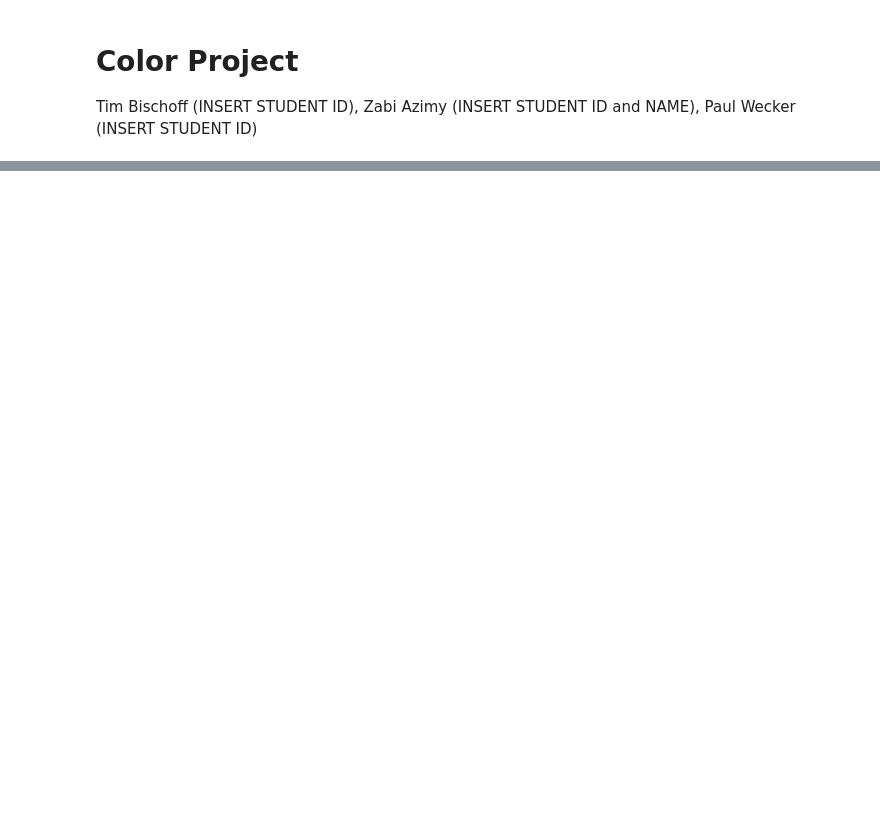
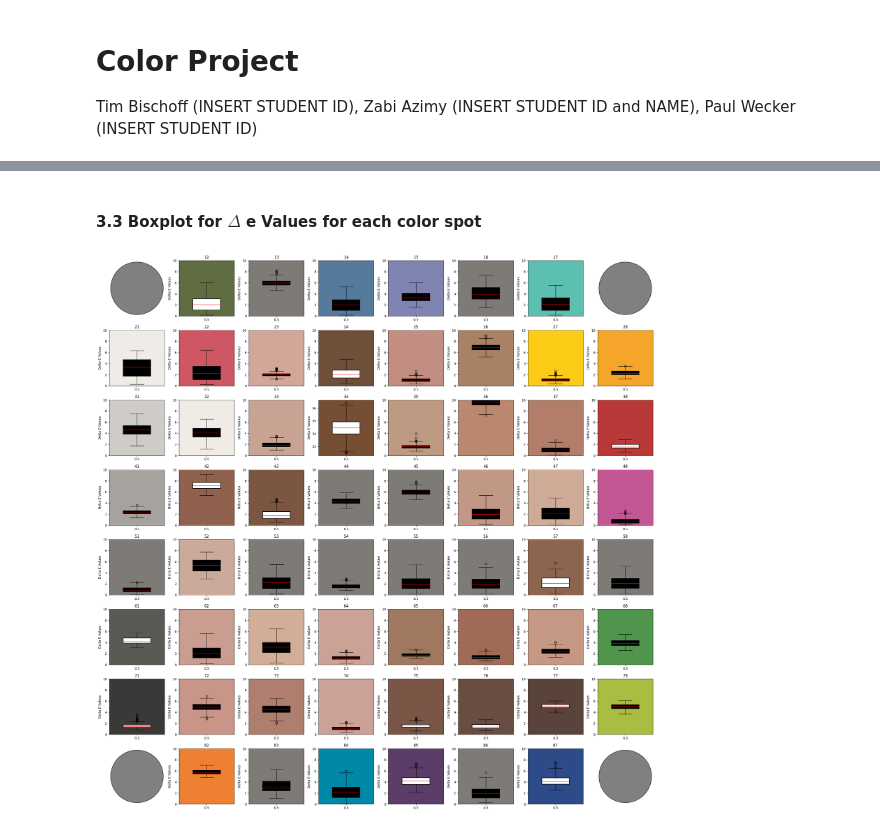
Before and after one commit to tkBischoff/DataViz, a Jupyter notebook: report.ipynb, the cells around one changed output, grey strips where cells are left out. Drawn from its saved outputs; the diff is of its cells as text; code cells hidden in the pictures; blank space fills up the shorter version.

```diff
--- a/report.ipynb
+++ b/report.ipynb
@@ -23,0 +145,19 @@ This is a sub paragraph, formatted in heading 3 style
+# %%
+measurements = pd.read_csv("data/LabMeasurements-Color-Card.csv", decimal=',', sep=';')
+rows = []
+cols = []
+std_L = []
+std_a = []
+std_b = []
+for row in range(1,9):
+    for col in range(1,9):
+        std_L.append(measurements["L"+str(row)+str(col)].std())
+        std_a.append(measurements["a"+str(row)+str(col)].std())
+        std_b.append(measurements["b"+str(row)+str(col)].std())
+        rows.append(row)
+        cols.append(col)
+df_stds = pd.DataFrame(data={"rows":rows,
+                             "cols":cols,
+                             "std_L":std_L,
+                             "std_a":std_a,
+                             "std_b":std_b})
@@ -23,0 +305,56 @@ This is a sub paragraph, formatted in heading 3 style
+# %% [markdown]
+#### 3.3 Boxplot for $\Delta$ e Values for each color spot  <a class="anchor" id="3.3"></a>
+# %%
+import matplotlib.pyplot as plt
+import matplotlib.patches as patches
+import numpy as np
+import pandas as pd
+import colorspacious as cs
+
+fig, axes = plt.subplots(8, 8, figsize=(24, 24))
+
+max_error = np.max(delta_e_values)
+
+j = 0
+for row in range(1, 9):
+    for col in range(1, 9):
+        ax = axes[row - 1, col - 1]
+        spot = row * 10 + col
+
+        if spot in [11, 18, 81, 88]:
+            circle = patches.Circle((0.0, 0.0), 10, facecolor='gray', edgecolor='black')
+            ax.add_patch(circle)
+            ax.set_aspect('equal')
+            ax.set_xlim([-10.5, 10.5])
+            ax.set_ylim([-10.5, 10.5])
+            ax.spines['top'].set_visible(False)
+            ax.spines['right'].set_visible(False)
+            ax.spines['bottom'].set_visible(False)
+            ax.spines['left'].set_visible(False)
+            ax.set_xticks([])
+            ax.set_yticks([])
+            continue
+
+        L_master = master_colors.loc[row, col]['L']
+        a_master = master_colors.loc[row, col]['a']
+        b_master = master_colors.loc[row, col]['b']
+        master_color = cs.cspace_convert([L_master, a_master, b_master], "CIELab", "sRGB1")
+        master_color = np.clip(master_color, 0, 1)
+        ax.set_facecolor(master_color)
+
+        hist_color = 'white' if L_master < 47 else 'black'
+        # Change histogram to boxplot, centered
+        ax.boxplot(delta_e_values[:, j], patch_artist=True, boxprops=dict(facecolor=hist_color, color='black', linewidth=1.5), medianprops=dict(color='red'), widths=0.5, positions=[0.5])
+
+        ax.set_xlim([0, 1])  # Center the boxplot
+        if spot != 34:
+            ax.set_ylim([0, 10])
+        ax.set_ylabel('Delta E Values')
+        ax.set_xlabel('')
+        ax.set_title(str(spot))
+        j += 1
+
+plt.tight_layout()
+plt.savefig('figures/delta_e_boxplots.png')
+# %% [output]
+[figure, added]
```
Also changed, not shown: parts of 37 cells of this notebook.
